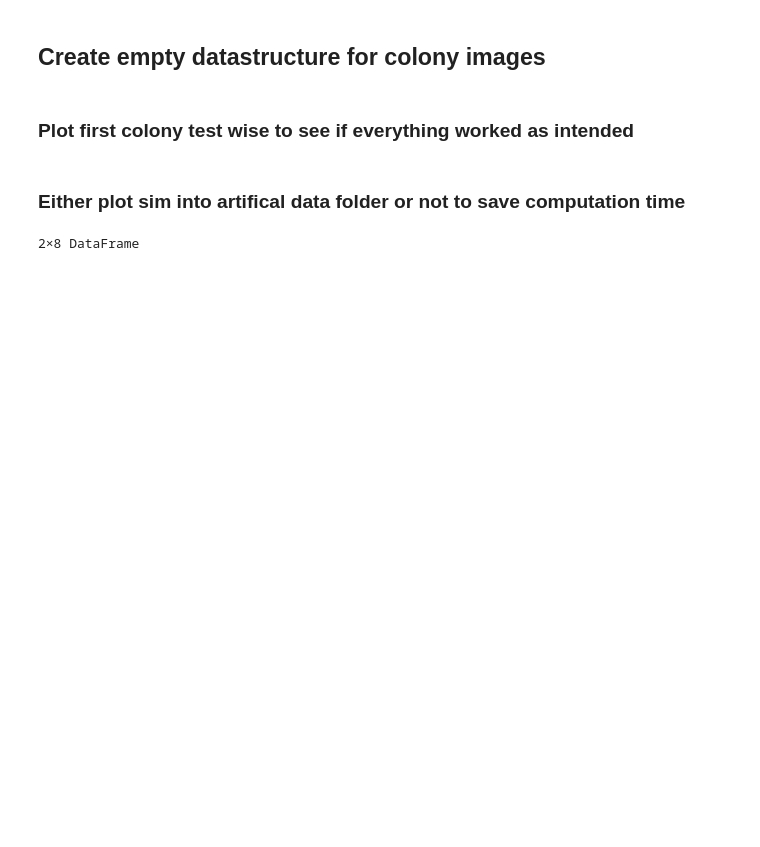
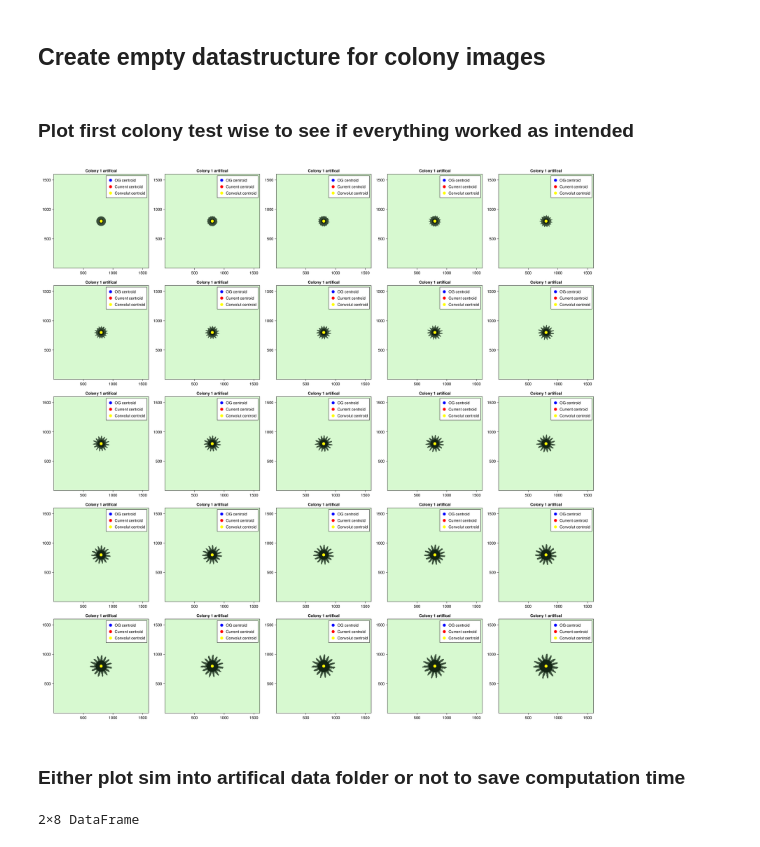
Before and after one commit to AndreasKuhn-ak/ColonyImages.jl, a Jupyter notebook: create_artifical_patterns.ipynb, the cells around one changed output. Cells and saved outputs as stored; diff of their text form; code cells hidden in the pictures; blank space fills up the shorter version.

Commit message:
started to add boundary length to image pipeline

```diff
--- a/create_artifical_patterns.ipynb
+++ b/create_artifical_patterns.ipynb
@@ -58,8 +24,8 @@ df = DataFrame(data_set =String[], colony = String[], time = Int[],
 # %%
 para = parameters(
-        im_size = [800,800],
-        time_points = [0:2.0:48...],
-        colony_nr = 2);
+        im_size = [3200,3200],
+        time_points = [0:2:48...],
+        colony_nr = 64);
 
 simulations = ["Random", "Finger_weak", "Finger_strong"]
 #simulations = ["Random"]
@@ -111,7 +84,9 @@ end
 # %% [markdown]
 ### Plot first colony test wise to see if everything worked as intended
 # %%
-fig_test = plot_time_series_cov_centroid(vec_of_sims[1][1:1], para)
+fig_test = plot_time_series_cov_centroid(vec_of_sims[2][1:1], para)
+# %% [output]
+[figure, added]
 # %% [markdown]
 ###  Either plot sim into artifical data folder or not to save computation time
 # %%
```
Also changed, not shown: parts of 11 cells of this notebook, 10 other files.
